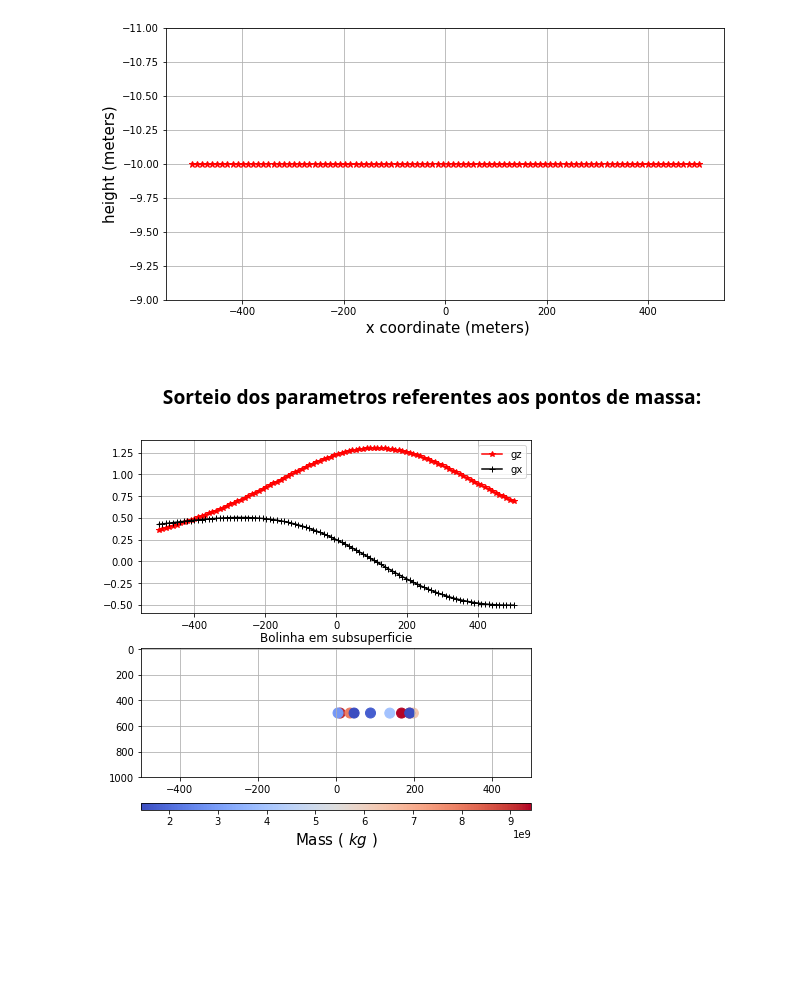
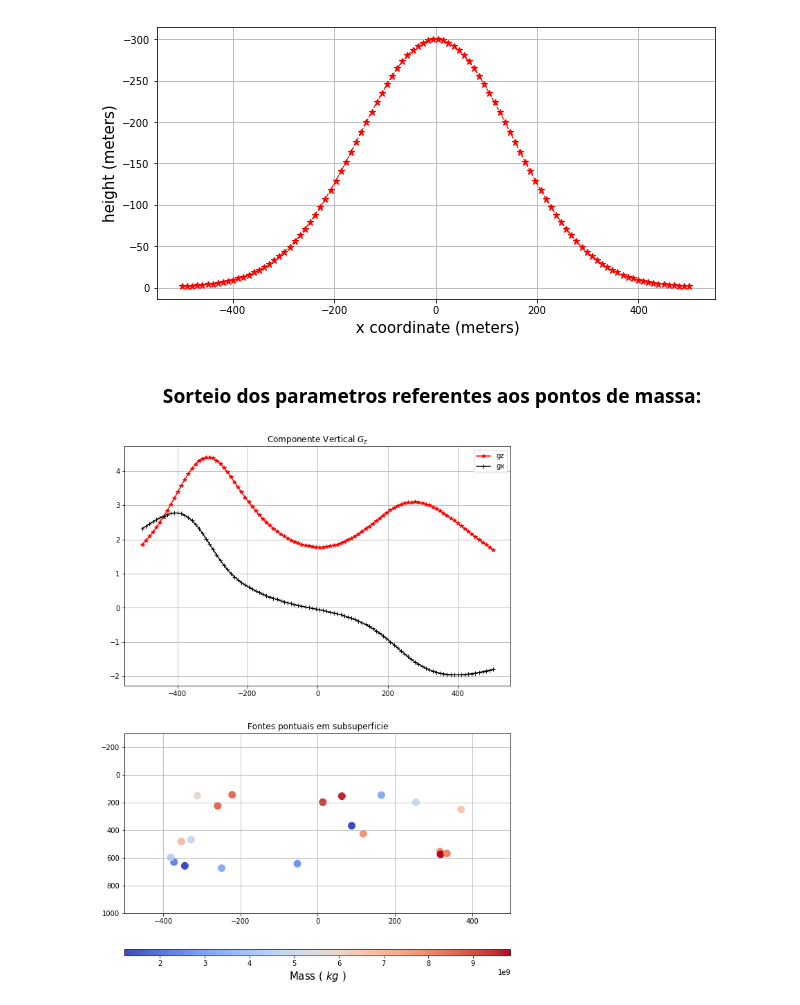
Before and after one commit to EdsonAlonso/EstagioCurricular, a Jupyter notebook: Sphere_grav.ipynb, the cells around one changed output. Drawn from its saved outputs; the diff is of its cells as text; code cells hidden in the pictures; blank space fills up the shorter version.

```diff
--- a/Sphere_grav.ipynb
+++ b/Sphere_grav.ipynb
@@ -22,8 +27,8 @@ def posgrav(xmin,xmax,n):
 
 # posicoes sinteticas de observacao:
 x = posgrav(-500.0,500.0,100)
-z = -10.0 + x*0.0 # cota fixa de altura
-#z = -10.0*signal.gaussian(50, std=8)
+#z = -10.0 + x*0.0 # cota fixa de altura
+z = -300.0*signal.gaussian(100, std=15)
 # %%
 #----------- plot the observation positions: ---------------------#
 plt.figure(figsize=(10,5))
@@ -32,12 +37,12 @@ plt.plot(x,z, color='red', marker='*', linestyle='dashed',
         linewidth=1, markersize=7)
 plt.xlabel(' x coordinate (meters)',fontsize=15 )
 plt.ylabel('height (meters)', fontsize=15)
-plt.ylim(-9.0, -11.0)
+#plt.ylim(-9.0, -11.0)
 #plt.xlim(-70.0, +70.0)
 plt.grid()
 plt.show()
 # %% [output]
-[figure, old version]
+[figure, new version]
 # %%
 # Implementacao antiga do Sr. Edson usando a funcao volfont:
 raio = volfont(10,2000)[0] # metros
@@ -47,11 +52,11 @@ massa = volfont(10,2000)[3] # kg
 # %% [markdown]
 ### <center> Sorteio dos parametros referentes aos pontos de massa:<center>
 # %%
-npoints = 10 # numero de fontes pontuais utilizadas
+npoints = 20 # numero de fontes pontuais utilizadas
 sphere = []
 for i in range(npoints):
-    xc = uniform( -10.0, 200.0  ) #min(x), max(x) )
-    zc = uniform( 499.0, 500.0 )
+    xc = uniform( -400.0, 400.0  ) #min(x), max(x) )
+    zc = uniform( 100.0, 700.0 )
     mass = uniform( 1.0e9, 1.0e10 )
     sphere.append([xc, zc, mass])
 # %%
@@ -59,7 +64,8 @@ for i in range(npoints):
 xs = np.zeros(npoints)
 zs = np.zeros(npoints)
 ms = np.zeros(npoints)
-
+ps1 = (0,0)
+ps = []
 # ----- Calculo do gz das fontes pontuais
 gz = 0
 for i,j in enumerate(sphere):
@@ -67,5 +73,7 @@ for i,j in enumerate(sphere):
     xs[i] = j[0]
     zs[i] = j[1]
     ms[i] = j[2]
+    ps1 = (xs[i],zs[i])
+    ps.append(ps1)
     gz += gz2D(x,z,sphere[i])
 # %%
@@ -74,36 +83,37 @@ for i,j in enumerate(sphere):
     gx += gx2D(x,z,sphere[i])
 # %%
 ### plot data and the model #####
-plt.figure(figsize=(7,7) )
+plt.figure(figsize=(10,14) )
 plt.subplot(211)
 plt.plot(x,gz,'*-r', label='gz')
 plt.plot(x,gx,'+-k', label='gx')
 plt.legend()
 plt.grid()
+plt.title('Componente Vertical $G_z$')
 
 ###--------##########################
 plt.subplot(212)
 p1 = plt.scatter(xs, zs, s=100.0, c=ms, cmap='coolwarm')
 cbar = plt.colorbar(p1, aspect = 60, fraction = 0.1, orientation="horizontal")
 cbar.set_label('Mass ( $ kg $ )',fontsize=15, rotation = 0)
 
 #plt.gcf().gca().add_artist(circle1)
 #plt.gcf().gca().add_artist(circle2)
-plt.title('Bolinha em subsuperficie')
+plt.title('Fontes pontuais em subsuperficie')
 plt.grid()
 #plt.xlim( ((z[25])/2 - 1.5*(zmed+2*raio)/2, ((-z[25])/2) + 1.5*(zmed+2*raio)/2 ) )
 #plt.ylim( (z[25] , zmed + 2*raio) )
 
 plt.xlim( min(x), max(x) )
 plt.ylim( min(z), 1000.0 )
 
 plt.gca().invert_yaxis()
 #plt.savefig('TODO_023.pdf', dpi=300, transparet=True, bbox_inches='tight')
 #plt.colorbar()
 
 plt.show()
 # %% [output]
-[figure, old version]
+[figure, new version]
 # %%
 # calculo da componente vertical gz:
 #gz = np.zeros(50)
```
Also changed, not shown: parts of 7 cells of this notebook.
